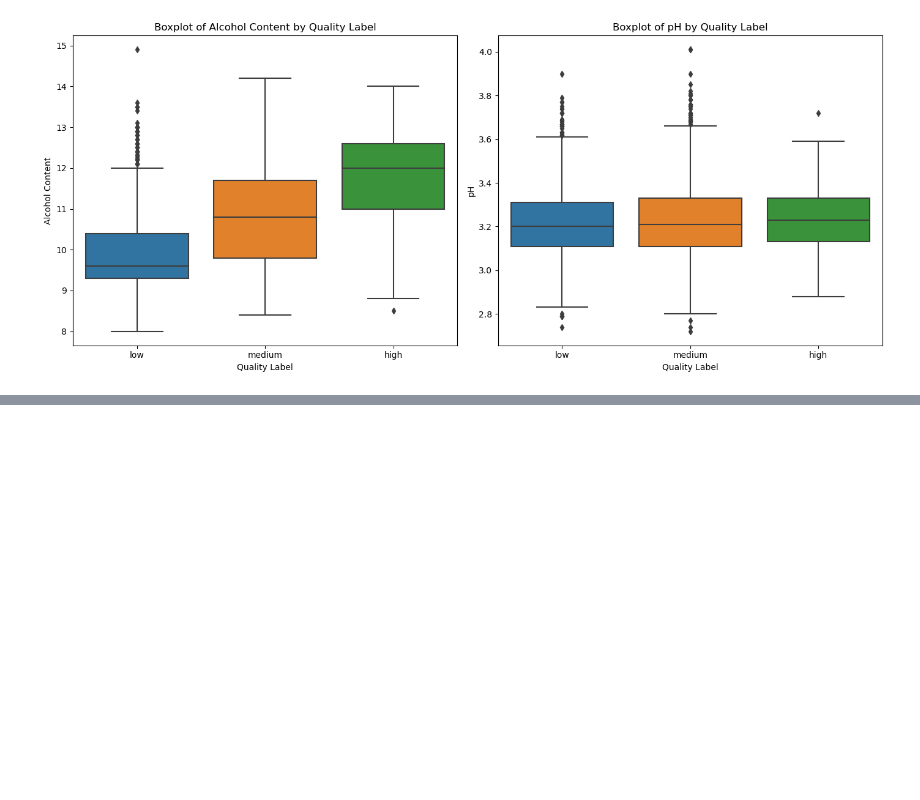
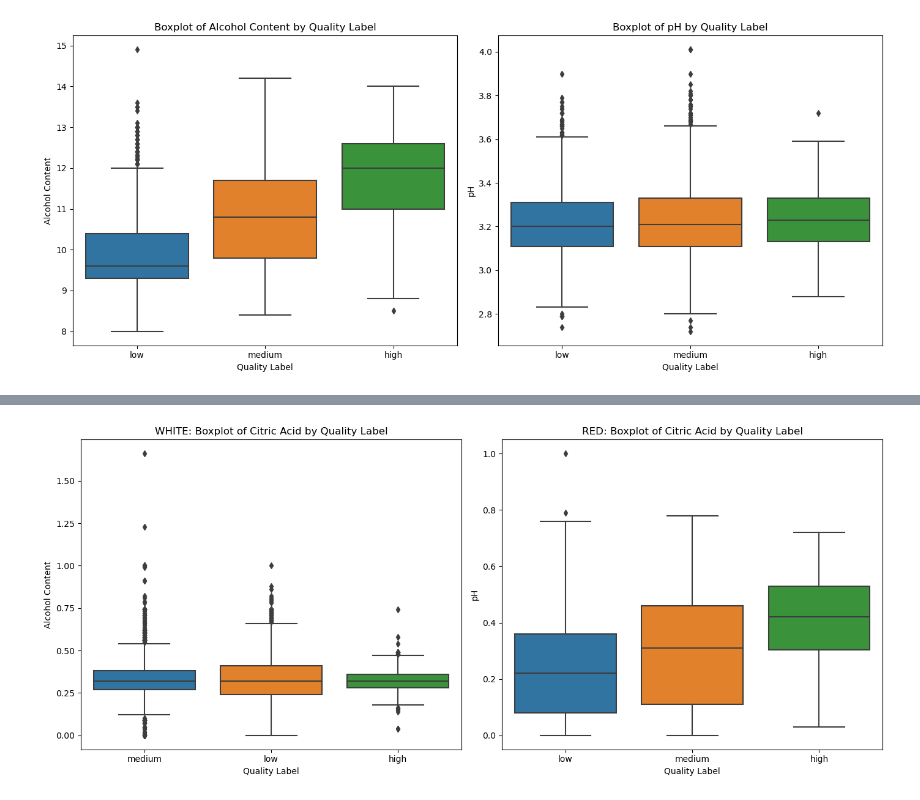
Before and after one commit to Paul-Sabin/BlueBerry-Winery, a Jupyter notebook: EDA_wine.ipynb, the cells around one changed output, grey strips where cells are left out. Saved outputs shown, nothing was run; the diff lists cells and outputs as text; code cells hidden in the pictures; blank space fills up the shorter version.

```diff
--- a/EDA_wine.ipynb
+++ b/EDA_wine.ipynb
@@ -288,0 +317,17 @@ plt.show()
+# %%
+fig, axes = plt.subplots(1, 2, figsize=(14, 6))
+
+sns.boxplot(x='quality_label', y='citric acid', data=white_wine, ax=axes[0])
+axes[0].set_title('WHITE: Boxplot of Citric Acid by Quality Label')
+axes[0].set_xlabel('Quality Label')
+axes[0].set_ylabel('Alcohol Content')
+
+sns.boxplot(x='quality_label', y='citric acid', data=red_wine, ax=axes[1])
+axes[1].set_title('RED: Boxplot of Citric Acid by Quality Label')
+axes[1].set_xlabel('Quality Label')
+axes[1].set_ylabel('pH')
+
+plt.tight_layout()
+plt.show()
+# %% [output]
+[figure, added]
```
Also changed, not shown: parts of 15 cells of this notebook.
